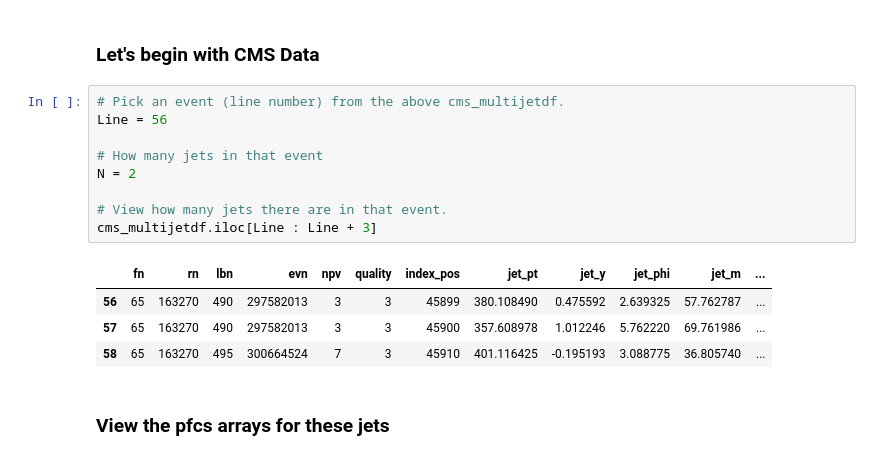
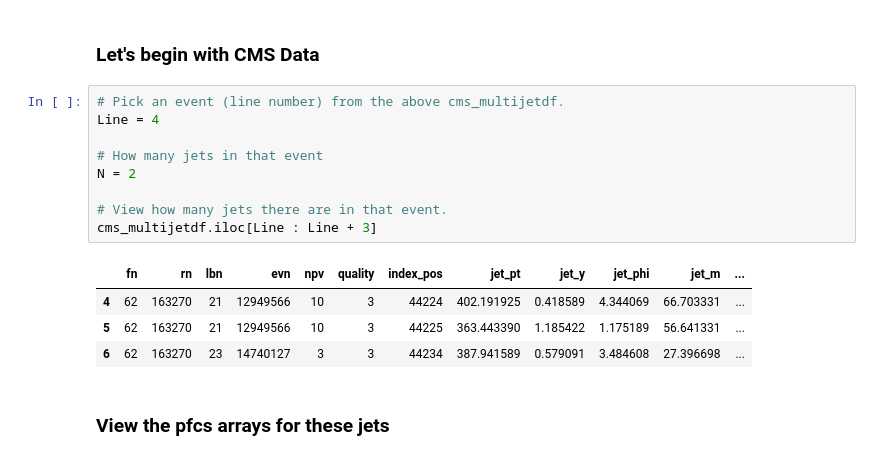
Before and after one commit to a-lolos/Thesis-Jet_analysis, a Jupyter notebook: MOD Jet Demo.ipynb, the cells around one changed output. Drawn from its saved outputs; the diff is of its cells as text.

```diff
--- a/MOD Jet Demo.ipynb
+++ b/MOD Jet Demo.ipynb
@@ -148,18 +148,18 @@ cms_multijetdf.head(10)
 ### Let's begin with CMS Data
 # %%
 # Pick an event (line number) from the above cms_multijetdf.
-Line = 56
+Line = 4
 
 # How many jets in that event
 N = 2
 
 # View how many jets there are in that event.
 cms_multijetdf.iloc[Line : Line + 3]
 # %% [output]
 |  | fn | rn | lbn | evn | npv | quality | index_pos | jet_pt | jet_y | jet_phi | jet_m | ... |
-| 56 | 65 | 163270 | 490 | 297582013 | 3 | 3 | 45899 | 380.108490 | 0.475592 | 2.639325 | 57.762787 | ... |
-| 57 | 65 | 163270 | 490 | 297582013 | 3 | 3 | 45900 | 357.608978 | 1.012246 | 5.762220 | 69.761986 | ... |
-| 58 | 65 | 163270 | 495 | 300664524 | 7 | 3 | 45910 | 401.116425 | -0.195193 | 3.088775 | 36.805740 | ... |
+| 4 | 62 | 163270 | 21 | 12949566 | 10 | 3 | 44224 | 402.191925 | 0.418589 | 4.344069 | 66.703331 | ... |
+| 5 | 62 | 163270 | 21 | 12949566 | 10 | 3 | 44225 | 363.443390 | 1.185422 | 1.175189 | 56.641331 | ... |
+| 6 | 62 | 163270 | 23 | 14740127 | 3 | 3 | 44234 | 387.941589 | 0.579091 | 3.484608 | 27.396698 | ... |
 # %% [markdown]
 ### View the pfcs arrays for these jets
 # %% [markdown]
```
Also changed, not shown: parts of 9 cells of this notebook.
